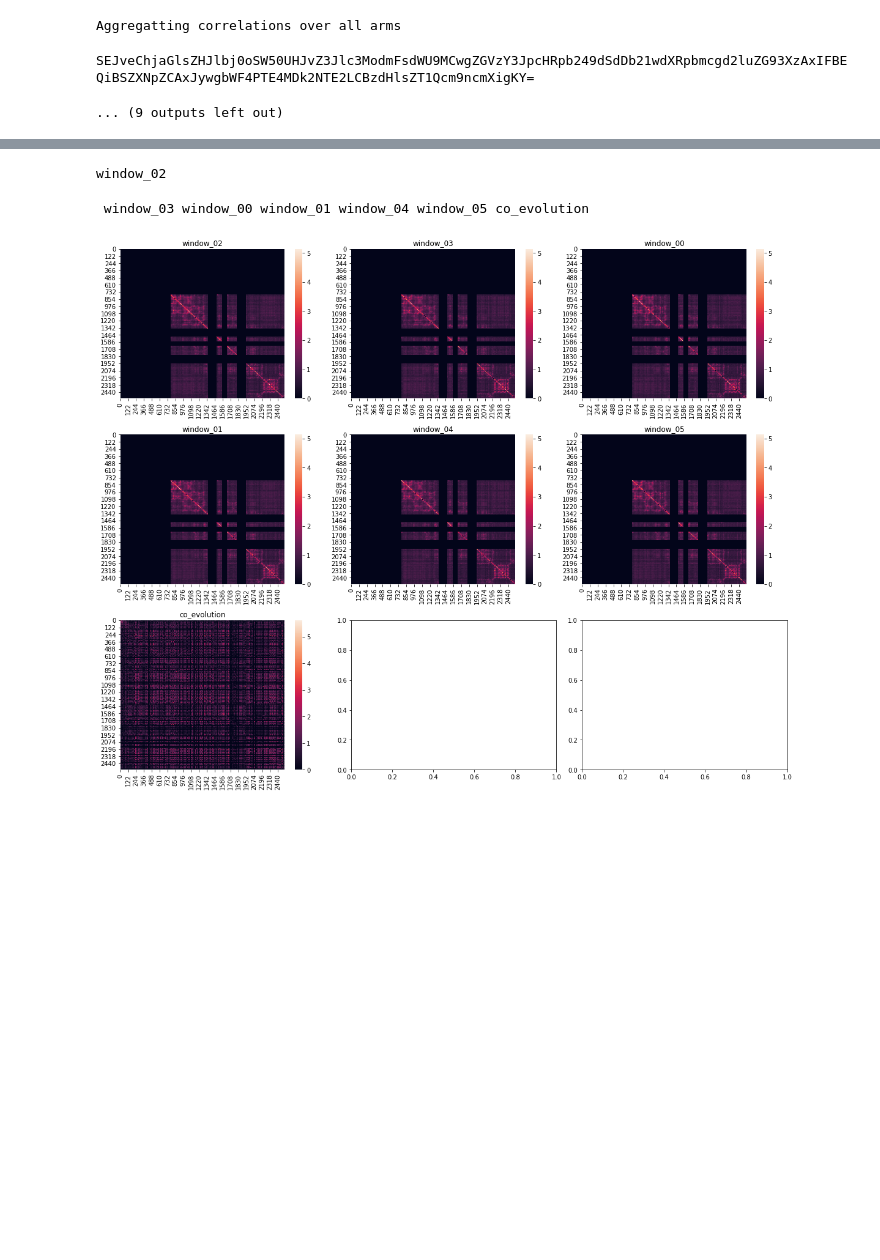
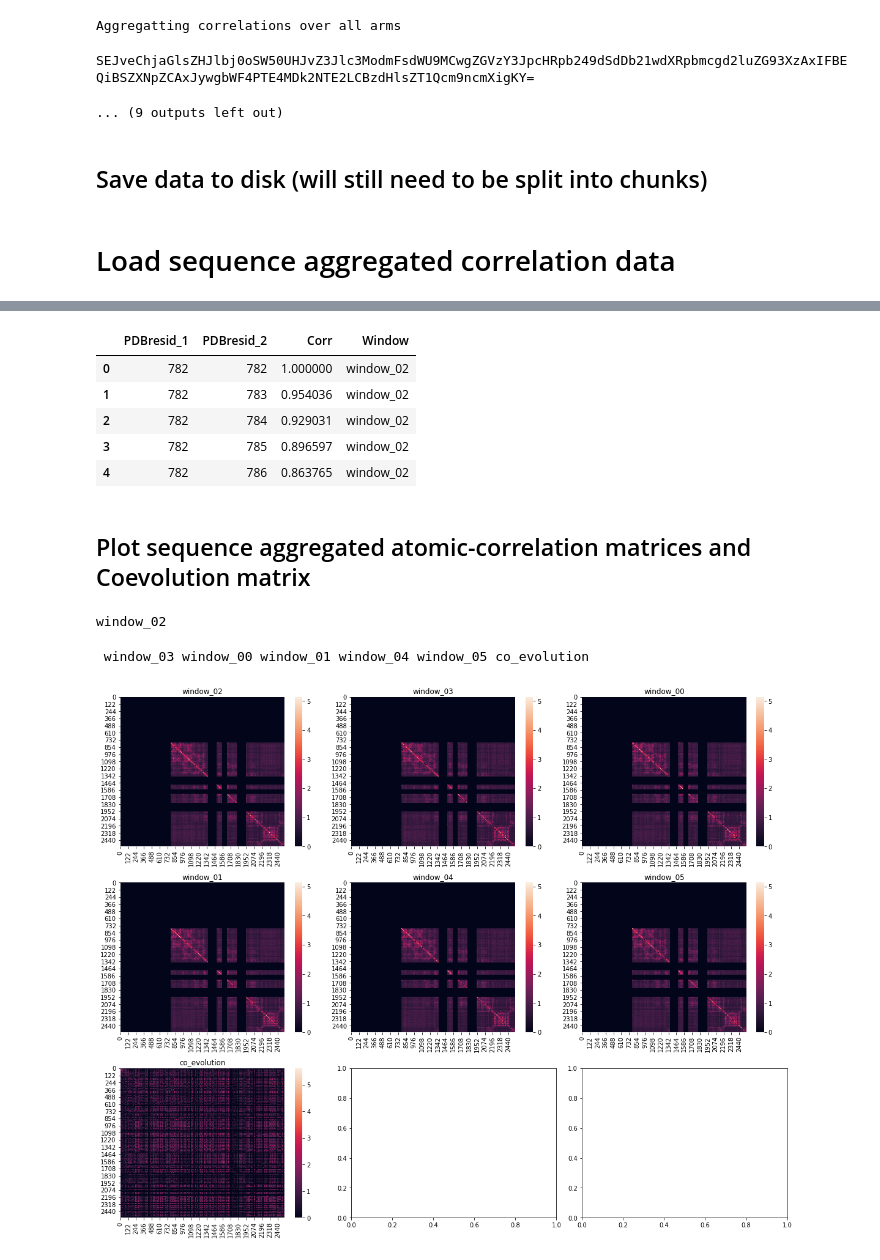
Before and after one commit to wesleymsmith/Piezo_Coevolution_vs_Dynamical_Network, a Jupyter notebook: Analyze_Matrix_Data.ipynb, the cells around one changed output, grey strips where cells are left out. Cells and saved outputs as stored; diff of their text form; code cells hidden in the pictures; blank space fills up the shorter version.

```diff
--- a/Analyze_Matrix_Data.ipynb
+++ b/Analyze_Matrix_Data.ipynb
@@ -366,5 +388,30 @@ SEJveChjaGlsZHJlbj0oSW50UHJvZ3Jlc3ModmFsdWU9MCwgZGVzY3JpcHRpb249dSdDb21wdXRpbmcg
 Aggregatting correlations over all arms
 SEJveChjaGlsZHJlbj0oSW50UHJvZ3Jlc3ModmFsdWU9MCwgZGVzY3JpcHRpb249dSdDb21wdXRpbmcgd2luZG93XzAxIFBEQiBSZXNpZCAxJywgbWF4PTE4MDk2NTE2LCBzdHlsZT1Qcm9ncmXigKY=
 ... (9 outputs left out)
+# %% [markdown]
+## Save data to disk (will still need to be split into chunks)
 # %%
 corrSeqData.to_csv('sequence_dynamic_correlation_data_table.csv',index=False)
+# %% [markdown]
+# Load sequence aggregated correlation data
+# %%
+corrSeqDir='/'.join([dataDir,'sequence_dynamic_correlation_data'])
+corrSeqChunkFiles=os.listdir(corrSeqDir)
+
+corrChunks=[]
+with tqdm.tqdm_notebook(np.sort(corrSeqChunkFiles)) as pbar:
+    for chunkFile in np.sort(corrSeqChunkFiles):
+        pbar.set_description(chunkFile)
+        tempDat=pd.read_csv('/'.join([corrSeqDir,chunkFile]))
+        if 'aa' in chunkFile:
+            corrCols=tempDat.columns
+        corrChunks.append(tempDat.copy())
+        pbar.update()
+for iChunk,corrChunk in enumerate(corrChunks):
+    corrChunks[iChunk].columns=corrCols
+
+corrSeqData=pd.concat(corrChunks)
+del(corrChunks)
+gc.collect()
+corrSeqData.head()
+# %% [output]
@@ -371,3 +419,11 @@ corrSeqData.to_csv('sequence_dynamic_correlation_data_table.csv',index=False)
+|  | PDBresid_1 | PDBresid_2 | Corr | Window |
+| 0 | 782 | 782 | 1.000000 | window_02 |
+| 1 | 782 | 783 | 0.954036 | window_02 |
+| 2 | 782 | 784 | 0.929031 | window_02 |
+| 3 | 782 | 785 | 0.896597 | window_02 |
+| 4 | 782 | 786 | 0.863765 | window_02 |
+# %% [markdown]
+## Plot sequence aggregated atomic-correlation matrices and Coevolution matrix
 # %%
 seqMatDict={}
 
```
Also changed, not shown: parts of 25 cells of this notebook.
